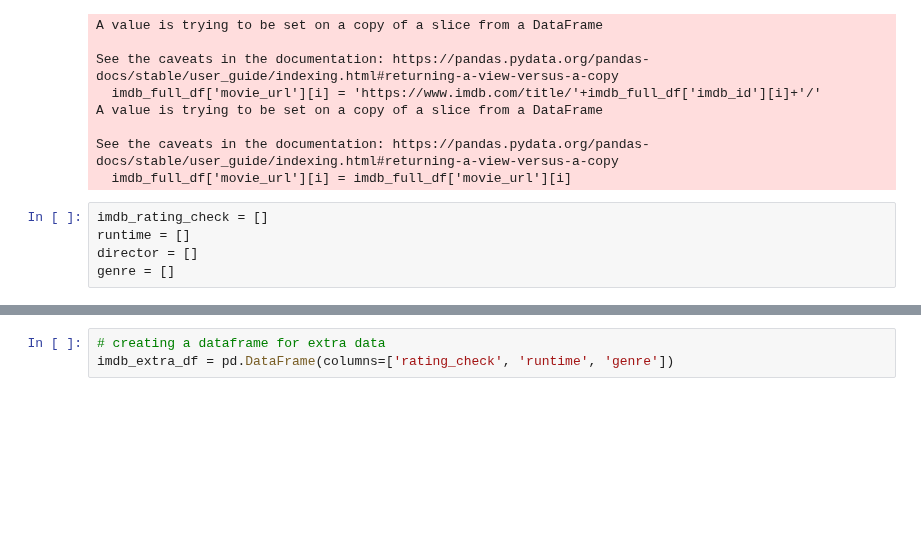
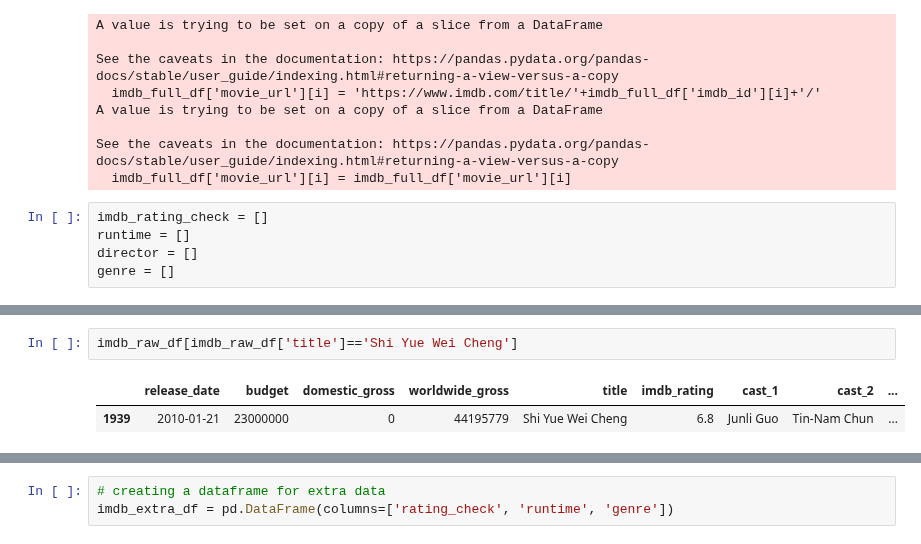
Before and after one commit to lmbauyeung/Final_Project, a Jupyter notebook: Web Scraping_IMDB.ipynb, the cells around one changed output, grey strips where cells are left out. Saved outputs shown, nothing was run; the diff lists cells and outputs as text; blank space fills up the shorter version.

```diff
--- a/Web Scraping_IMDB.ipynb
+++ b/Web Scraping_IMDB.ipynb
@@ -677,0 +633,5 @@ print(datetime.now())
+# %%
+imdb_raw_df[imdb_raw_df['title']=='Shi Yue Wei Cheng']
+# %% [output]
+|  | release_date | budget | domestic_gross | worldwide_gross | title | imdb_rating | cast_1 | cast_2 | ... |
+| 1939 | 2010-01-21 | 23000000 | 0 | 44195779 | Shi Yue Wei Cheng | 6.8 | Junli Guo | Tin-Nam Chun | ... |
```
Also changed, not shown: parts of 65 cells of this notebook, 2 other files.
